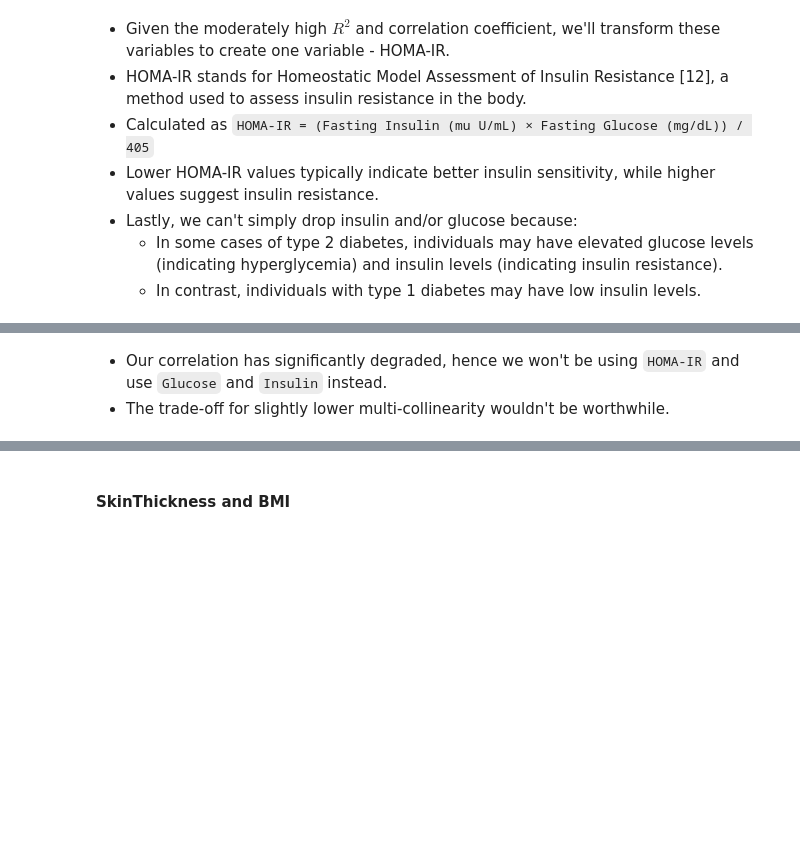
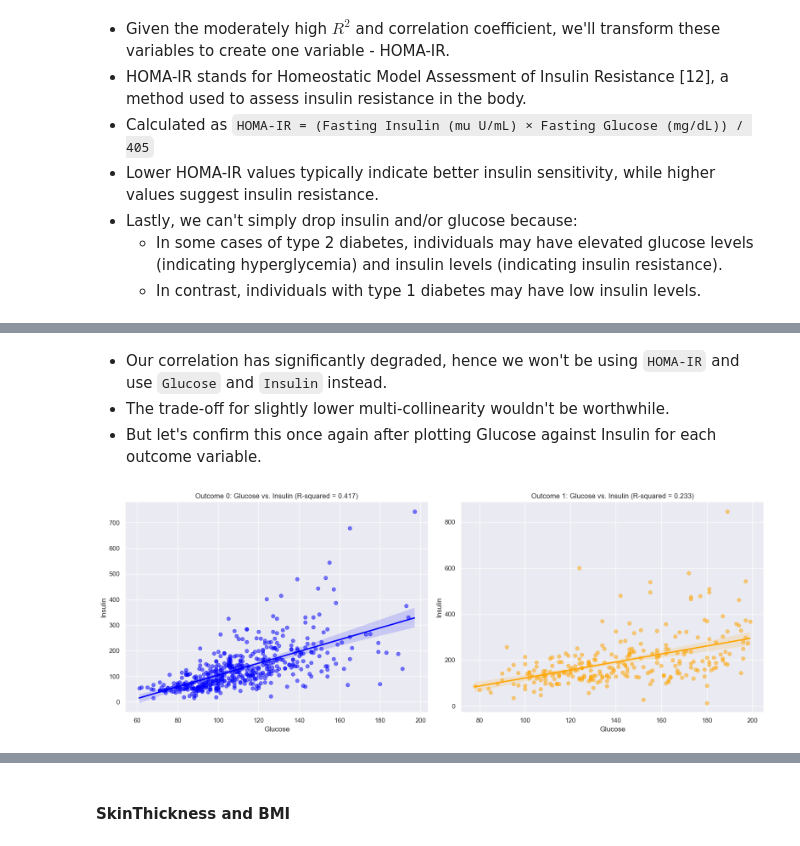
Before and after one commit to jacob5412/2023FA_MSAI_339, a Jupyter notebook: Homework2/HW2_Logistic_Regression_v2.ipynb, the cells around one changed output, grey strips where cells are left out. Cells and saved outputs as stored; diff of their text form; code cells hidden in the pictures; blank space fills up the shorter version.

```diff
--- a/Homework2/HW2_Logistic_Regression_v2.ipynb
+++ b/Homework2/HW2_Logistic_Regression_v2.ipynb
@@ -744,7 +819,6 @@ filled_missing_diabetes_df.loc[
     filled_missing_diabetes_df["Insulin"] == 0, "Insulin"
 ] = np.nan
 filled_missing_diabetes_df.loc[filled_missing_diabetes_df["BMI"] == 0, "BMI"] = np.nan
-filled_missing_diabetes_df.drop(["pregnancies_by_age"], axis=1, inplace=True)
 # %%
 features_df = filled_missing_diabetes_df.drop("Outcome", axis=1)
 imputer = KNNImputer(n_neighbors=5)
@@ -916,3 +994,46 @@ transformed_imputed_diabetes_df[["HOMA-IR", "Outcome"]].corr()
 # %% [markdown]
 * Our correlation has significantly degraded, hence we won't be using `HOMA-IR` and use `Glucose` and `Insulin` instead.
 * The trade-off for slightly lower multi-collinearity wouldn't be worthwhile.
+* But let's confirm this once again after plotting Glucose against Insulin for each outcome variable.
+# %%
+fig, axes = plt.subplots(1, 2, figsize=(16, 6))
+data_outcome_0 = imputed_filled_missing_diabetes_df[
+    imputed_filled_missing_diabetes_df["Outcome"] == 0
+]
+data_outcome_1 = imputed_filled_missing_diabetes_df[
+    imputed_filled_missing_diabetes_df["Outcome"] == 1
+]
+
+# Plot for Outcome = 0
+sns.regplot(
+    data=data_outcome_0,
+    x="Glucose",
+    y="Insulin",
+    scatter_kws={"alpha": 0.5},
+    ax=axes[0],
+    color="blue",
+)
+correlation_matrix = np.corrcoef(data_outcome_0["Glucose"], data_outcome_0["Insulin"])
+r_squared = correlation_matrix[0, 1] ** 2
+axes[0].set_xlabel("Glucose")
+axes[0].set_ylabel("Insulin")
+axes[0].set_title(f"Outcome 0: Glucose vs. Insulin (R-squared = {r_squared:.3f})")
+
+# Plot for Outcome = 1
+sns.regplot(
+    data=data_outcome_1,
+    x="Glucose",
+    y="Insulin",
+    scatter_kws={"alpha": 0.5},
+    ax=axes[1],
+    color="orange",
+)
+correlation_matrix = np.corrcoef(data_outcome_1["Glucose"], data_outcome_1["Insulin"])
+r_squared = correlation_matrix[0, 1] ** 2
+axes[1].set_xlabel("Glucose")
+axes[1].set_ylabel("Insulin")
+axes[1].set_title(f"Outcome 1: Glucose vs. Insulin (R-squared = {r_squared:.3f})")
+plt.tight_layout()
+plt.show()
+# %% [output]
+[figure, added]
```
Also changed, not shown: parts of 46 cells of this notebook.
